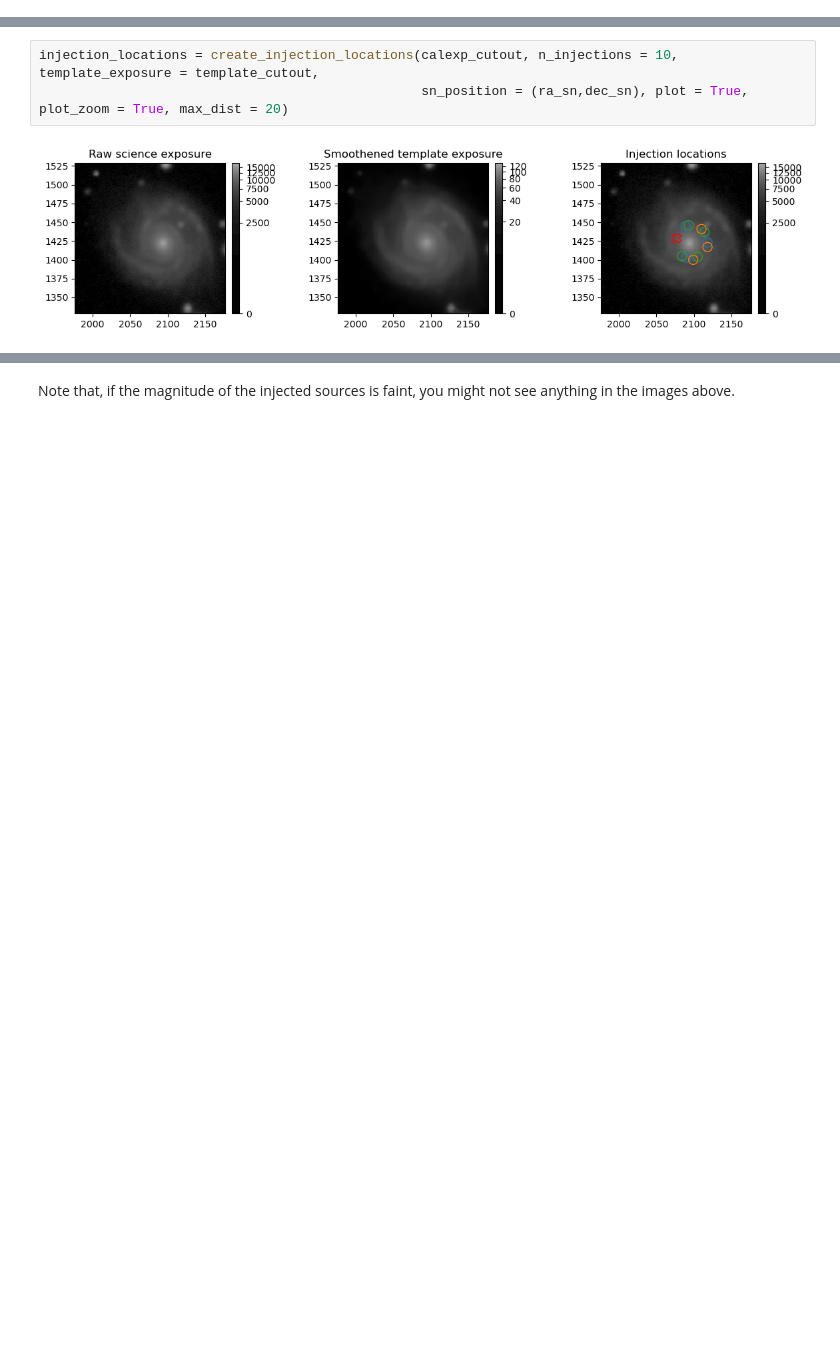
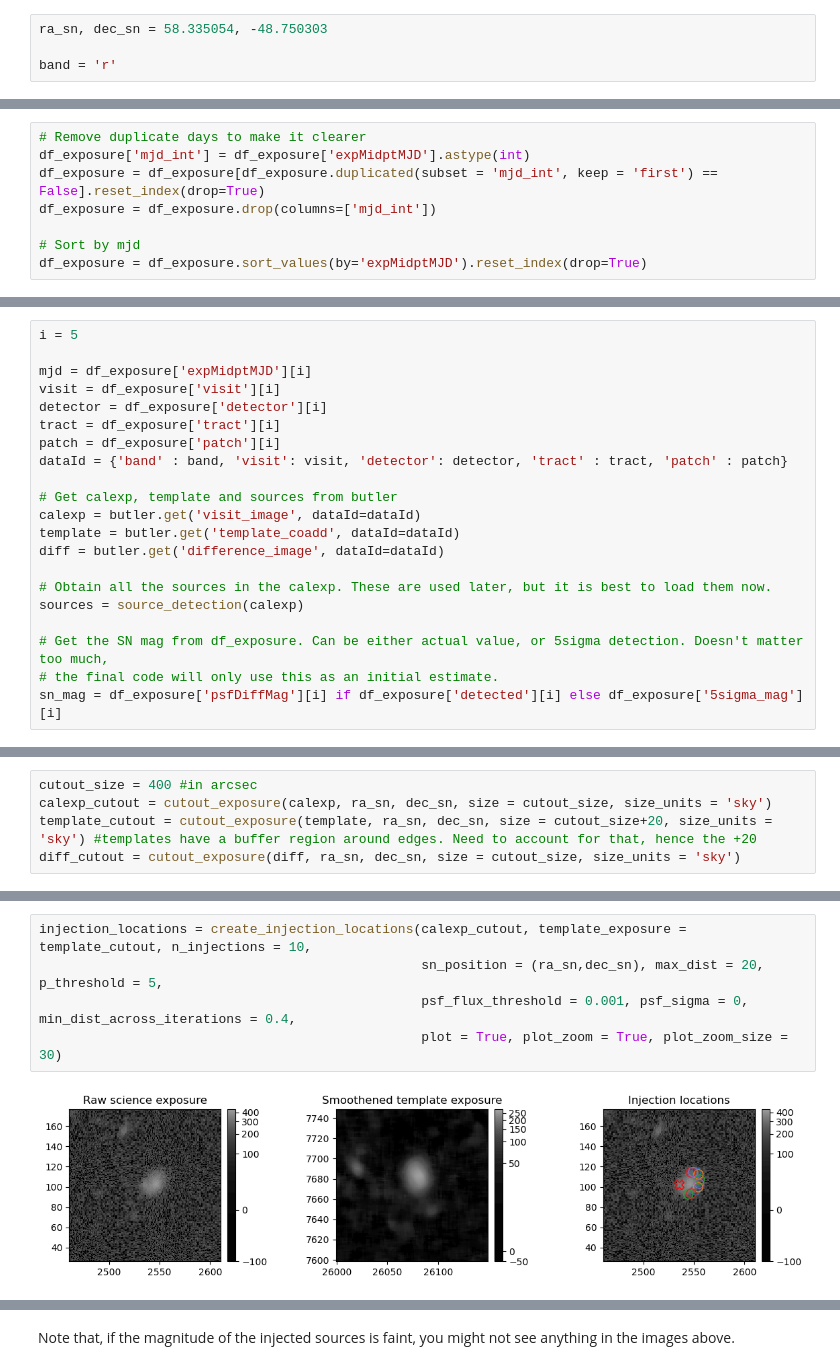
Before and after one commit to tobiasgeron/detect, a Jupyter notebook: tutorial.ipynb, the cells around one changed output, grey strips where cells are left out. Drawn from its saved outputs; the diff is of its cells as text; blank space fills up the shorter version.

```diff
--- a/tutorial.ipynb
+++ b/tutorial.ipynb
@@ -357,0 +41,4 @@ template_cutout = cutout_exposure(template, ra_sn, dec_sn, size = cutout_size+20
+# %%
+ra_sn, dec_sn = 58.335054, -48.750303
+
+band = 'r'
@@ -357,0 +115,8 @@ template_cutout = cutout_exposure(template, ra_sn, dec_sn, size = cutout_size+20
+# %%
+# Remove duplicate days to make it clearer
+df_exposure['mjd_int'] = df_exposure['expMidptMJD'].astype(int)
+df_exposure = df_exposure[df_exposure.duplicated(subset = 'mjd_int', keep = 'first') == False].reset_index(drop=True)
+df_exposure = df_exposure.drop(columns=['mjd_int'])
+
+# Sort by mjd
+df_exposure = df_exposure.sort_values(by='expMidptMJD').reset_index(drop=True)
@@ -357,0 +157,21 @@ template_cutout = cutout_exposure(template, ra_sn, dec_sn, size = cutout_size+20
+# %%
+i = 5
+
+mjd = df_exposure['expMidptMJD'][i]
+visit = df_exposure['visit'][i]
+detector = df_exposure['detector'][i]
+tract = df_exposure['tract'][i]
+patch = df_exposure['patch'][i]
+dataId = {'band' : band, 'visit': visit, 'detector': detector, 'tract' : tract, 'patch' : patch}
+
+# Get calexp, template and sources from butler
+calexp = butler.get('visit_image', dataId=dataId)
+template = butler.get('template_coadd', dataId=dataId)
+diff = butler.get('difference_image', dataId=dataId)
+
+# Obtain all the sources in the calexp. These are used later, but it is best to load them now.
+sources = source_detection(calexp)
+
+# Get the SN mag from df_exposure. Can be either actual value, or 5sigma detection. Doesn't matter too much,
+# the final code will only use this as an initial estimate.
+sn_mag = df_exposure['psfDiffMag'][i] if df_exposure['detected'][i] else df_exposure['5sigma_mag'][i]
@@ -357,0 +200,5 @@ template_cutout = cutout_exposure(template, ra_sn, dec_sn, size = cutout_size+20
+# %%
+cutout_size = 400 #in arcsec
+calexp_cutout = cutout_exposure(calexp, ra_sn, dec_sn, size = cutout_size, size_units = 'sky')
+template_cutout = cutout_exposure(template, ra_sn, dec_sn, size = cutout_size+20, size_units = 'sky') #templates have a buffer region around edges. Need to account for that, hence the +20
+diff_cutout = cutout_exposure(diff, ra_sn, dec_sn, size = cutout_size, size_units = 'sky')
@@ -365,5 +214,7 @@ Note that we're zooming in on the SN in the plots below (by using `plot_zoom = T
 # %%
-injection_locations = create_injection_locations(calexp_cutout, n_injections = 10, template_exposure = template_cutout,
-                                                 sn_position = (ra_sn,dec_sn), plot = True, plot_zoom = True, max_dist = 20)
+injection_locations = create_injection_locations(calexp_cutout, template_exposure = template_cutout, n_injections = 10,
+                                                 sn_position = (ra_sn,dec_sn), max_dist = 20, p_threshold = 5,
+                                                 psf_flux_threshold = 0.001, psf_sigma = 0, min_dist_across_iterations = 0.4,
+                                                 plot = True, plot_zoom = True, plot_zoom_size = 30)
 # %% [output]
-[figure, old version]
+[figure, new version]
```
Also changed, not shown: parts of 76 cells of this notebook, 6 other files.
